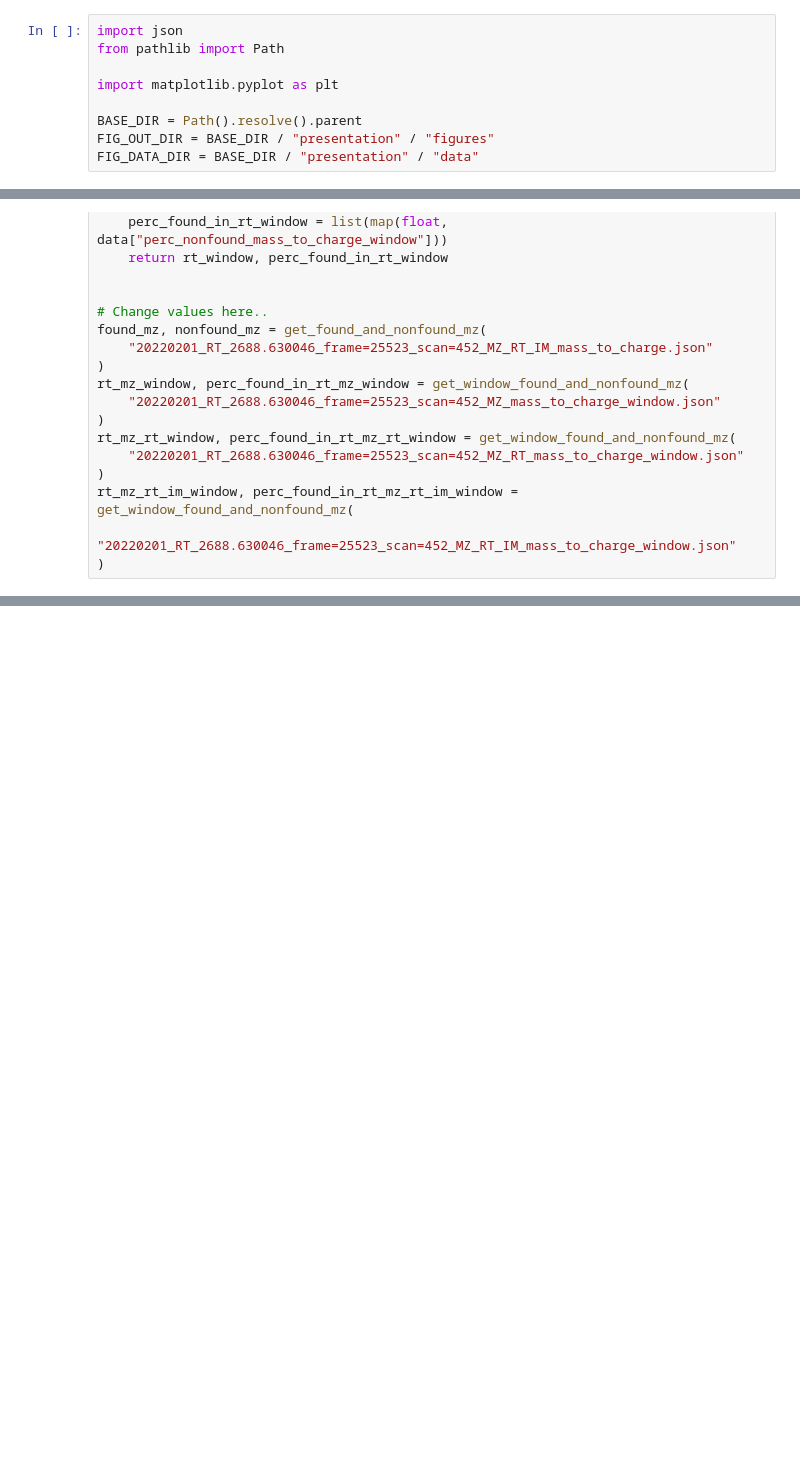
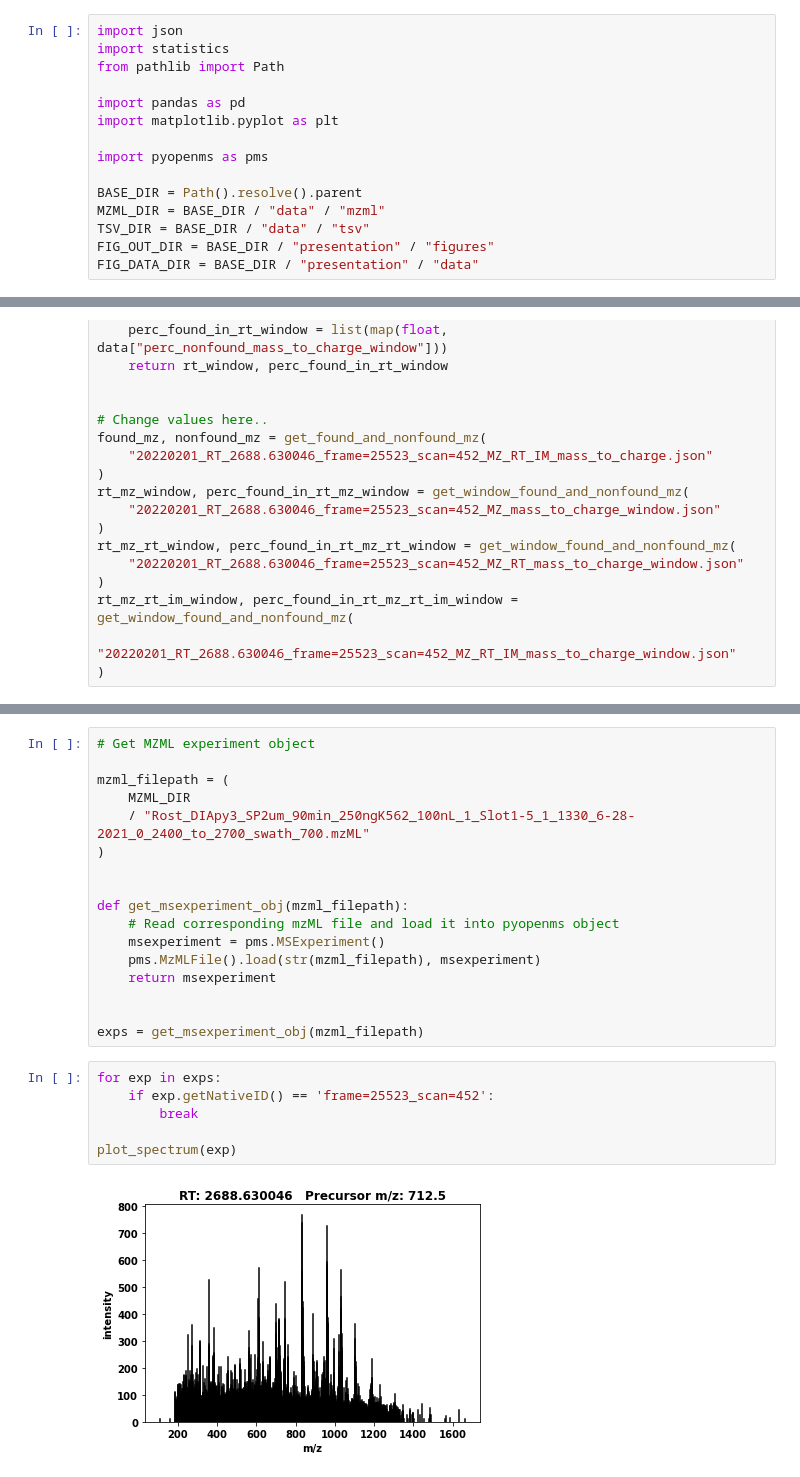
Before and after one commit to irahorecka/roest-ms, a Jupyter notebook: presentation/plotting-of-figures.ipynb, the cells around one changed output, grey strips where cells are left out. Drawn from its saved outputs; the diff is of its cells as text; blank space fills up the shorter version.

```diff
--- a/presentation/plotting-of-figures.ipynb
+++ b/presentation/plotting-of-figures.ipynb
@@ -1,10 +1,16 @@
 # %%
 import json
+import statistics
 from pathlib import Path
 
+import pandas as pd
 import matplotlib.pyplot as plt
 
+import pyopenms as pms
+
 BASE_DIR = Path().resolve().parent
+MZML_DIR = BASE_DIR / "data" / "mzml"
+TSV_DIR = BASE_DIR / "data" / "tsv"
 FIG_OUT_DIR = BASE_DIR / "presentation" / "figures"
 FIG_DATA_DIR = BASE_DIR / "presentation" / "data"
 # %%
@@ -346,0 +383,25 @@ plt.show()
+# %%
+# Get MZML experiment object
+
+mzml_filepath = (
+    MZML_DIR
+    / "Rost_DIApy3_SP2um_90min_250ngK562_100nL_1_Slot1-5_1_1330_6-28-2021_0_2400_to_2700_swath_700.mzML"
+)
+
+
+def get_msexperiment_obj(mzml_filepath):
+    # Read corresponding mzML file and load it into pyopenms object
+    msexperiment = pms.MSExperiment()
+    pms.MzMLFile().load(str(mzml_filepath), msexperiment)
+    return msexperiment
+
+
+exps = get_msexperiment_obj(mzml_filepath)
+# %%
+for exp in exps:
+    if exp.getNativeID() == 'frame=25523_scan=452':
+        break
+
+plot_spectrum(exp)
+# %% [output]
+[figure, added]
```
Also changed, not shown: parts of 20 cells of this notebook, 2 other files.
